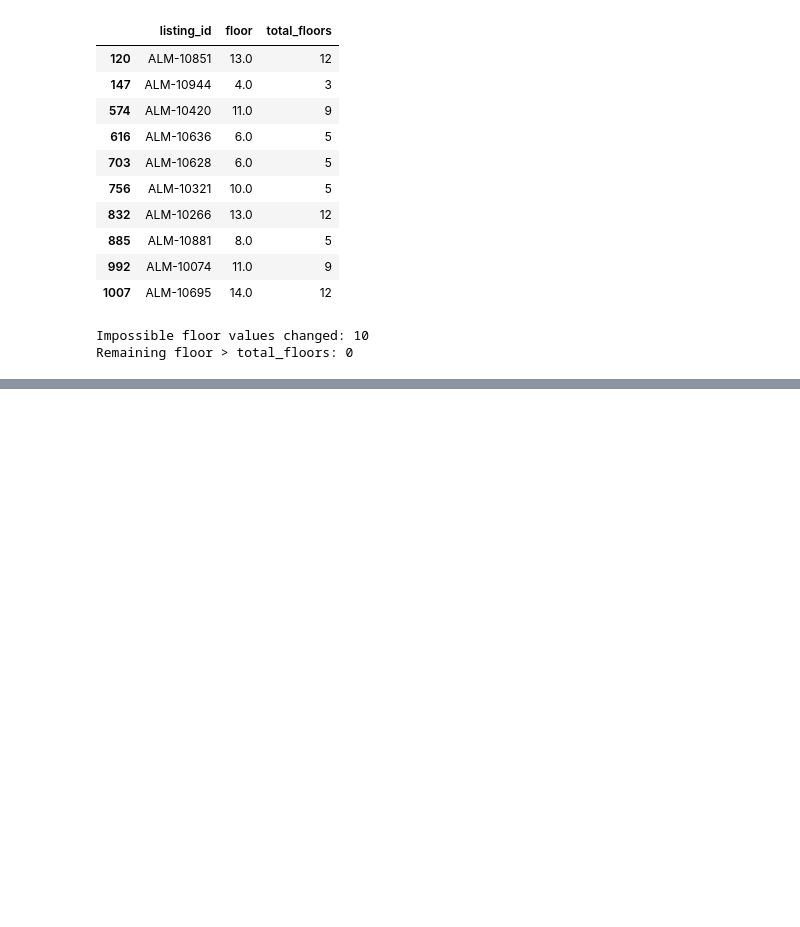
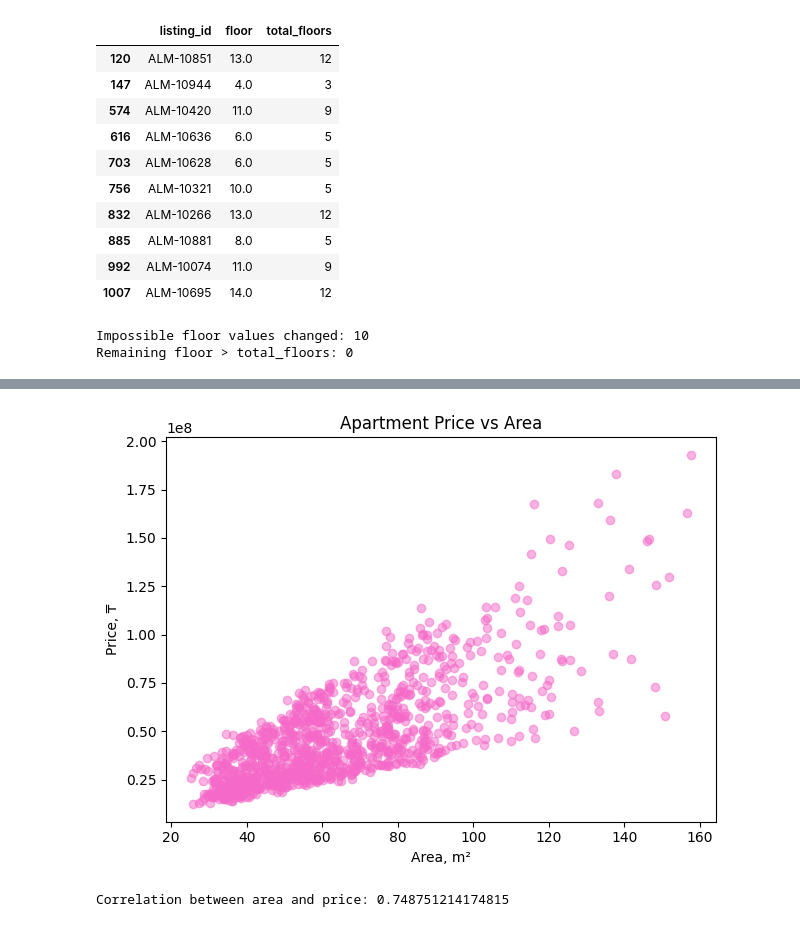
Before and after one commit to star111177/Kydyralina_ML_task_1, a Jupyter notebook: task1_data_preprocessing.ipynb, the cells around one changed output, grey strips where cells are left out. Saved outputs shown, nothing was run; the diff lists cells and outputs as text; code cells hidden in the pictures; blank space fills up the shorter version.

```diff
--- a/task1_data_preprocessing.ipynb
+++ b/task1_data_preprocessing.ipynb
@@ -735,0 +683,14 @@ Potential outliers in apartment area and price were investigated using the IQR r
+# %%
+suspicious_area = district_outliers & (df["area_m2"] > 300)
+
+check = df.loc[
+    suspicious_area,
+    ["listing_id", "district", "rooms", "area_m2", "price_kzt", "price_per_m2"]
+].copy()
+
+check["corrected_area"] = check["area_m2"] / 10
+check["corrected_price_per_m2"] = (
+    check["price_kzt"] / check["corrected_area"]
+)
+
+check
@@ -735,0 +1254,15 @@ Potential outliers in apartment area and price were investigated using the IQR r
+# %%
+plt.scatter(df["area_m2"], df["price_kzt"], alpha=0.5,color="#F569C8")
+
+plt.xlabel("Area, m²")
+plt.ylabel("Price, ₸")
+plt.title("Apartment Price vs Area")
+plt.tight_layout()
+plt.show()
+
+correlation = df["area_m2"].corr(df["price_kzt"])
+
+print("Correlation between area and price:", correlation)
+# %% [output]
+[figure, added]
+Correlation between area and price: 0.748751214174815
```
Also changed, not shown: parts of 37 cells of this notebook, 1 other file.
